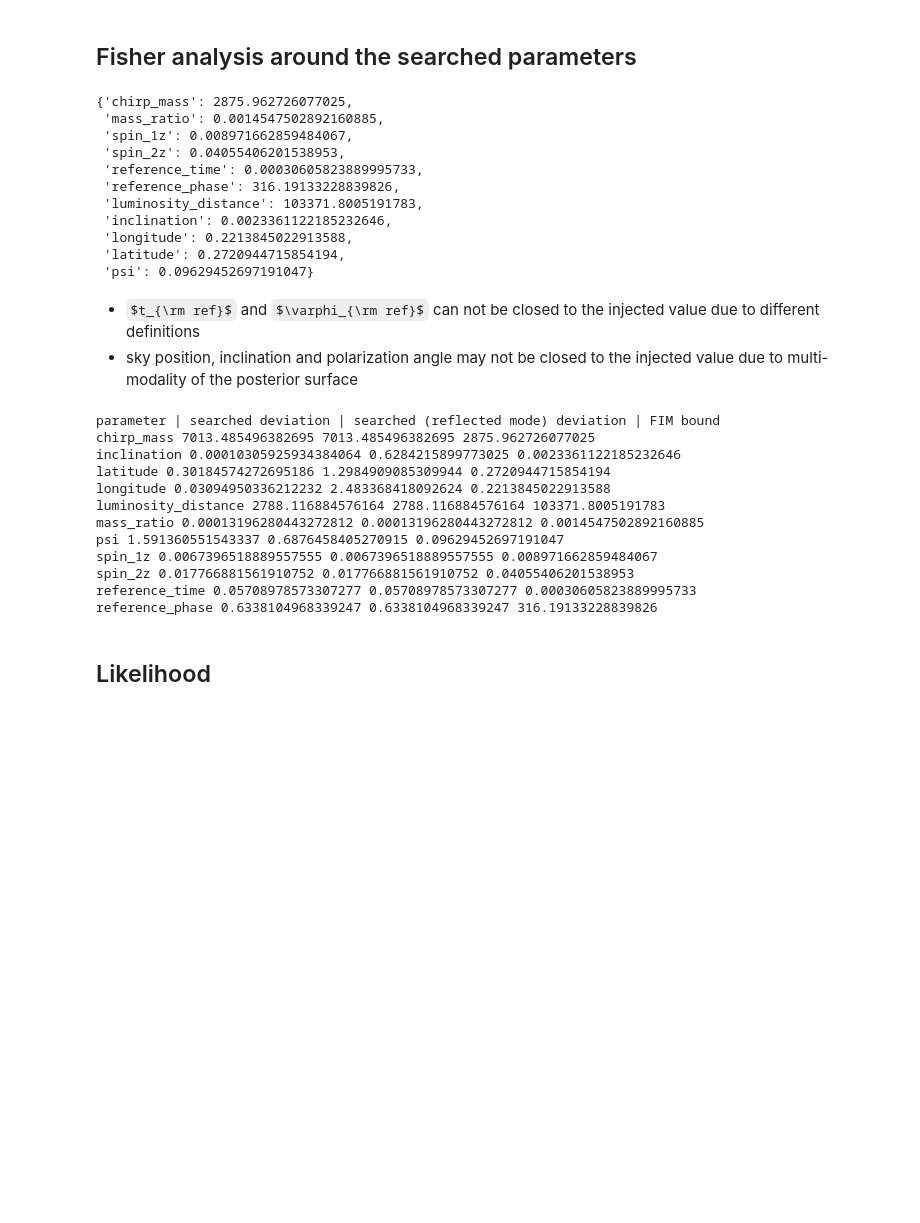
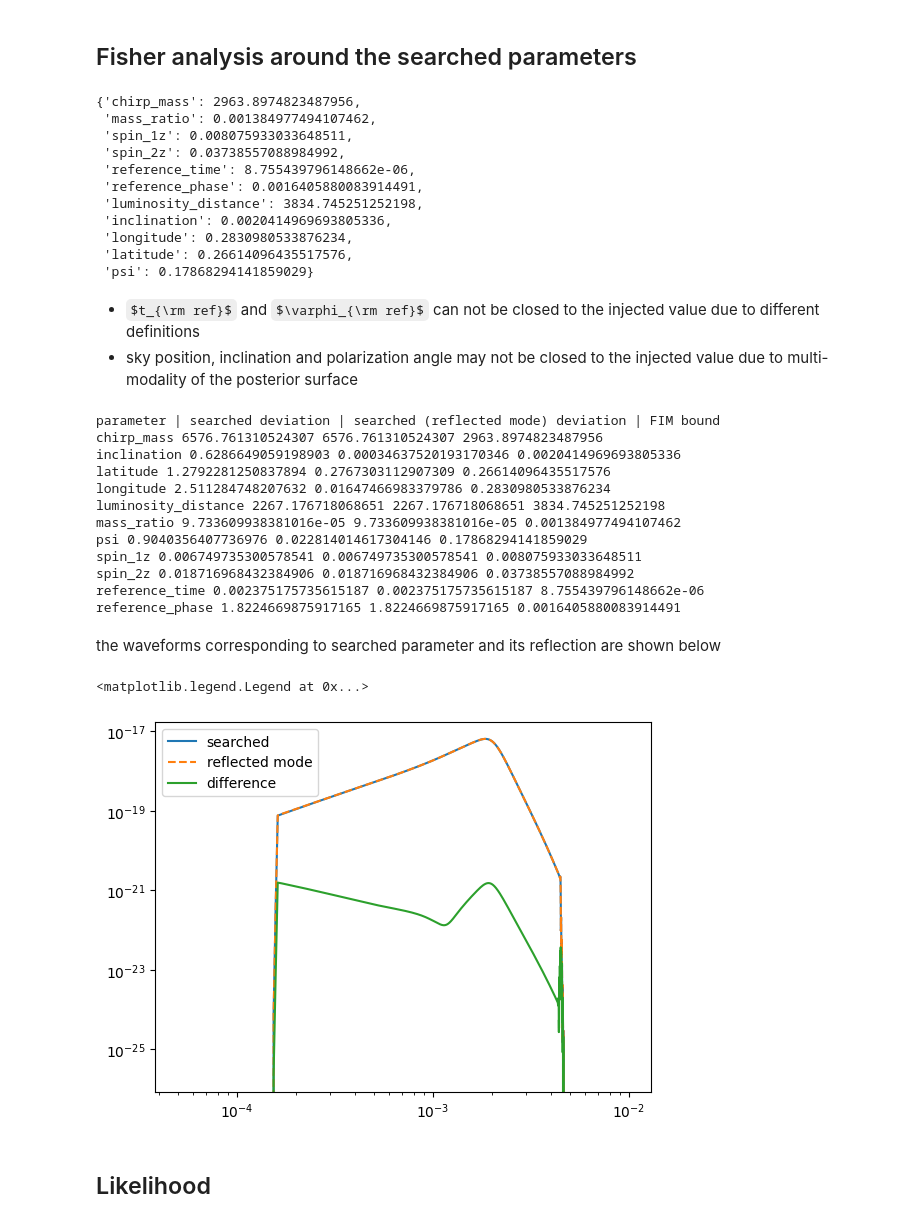
Before and after one commit to TriangleDataCenter/Triangle-BBH, a Jupyter notebook: Examples/4_TDC_Verification_MBHB_Search_and_Estimation(CPU).ipynb, the cells around one changed output. Saved outputs shown, nothing was run; the diff lists cells and outputs as text; code cells hidden in the pictures; some formulas as TeX source; blank space fills up the shorter version.

```diff
--- a/Examples/4_TDC_Verification_MBHB_Search_and_Estimation(CPU).ipynb
+++ b/Examples/4_TDC_Verification_MBHB_Search_and_Estimation(CPU).ipynb
@@ -159,6 +159,7 @@ FDTDI = FDTDIResponseGeneratorFRef(orbit_class=orbit, waveform_generator=WFG)
 response_kwargs_interp = dict(
     fmin=FMIN,
     fmax=FMAX,
+    fref=1e-3,
     modes=[(2,2),],
     tmin=data_time[0]/DAY,
     tmax=data_time[-1]/DAY,
@@ -367,17 +369,17 @@ FIM.calculate_errors()
 
 FIM.param_errors
 # %% [output]
-{'chirp_mass': 2875.962726077025,
- 'mass_ratio': 0.0014547502892160885,
- 'spin_1z': 0.008971662859484067,
- 'spin_2z': 0.04055406201538953,
- 'reference_time': 0.00030605823889995733,
- 'reference_phase': 316.19133228839826,
- 'luminosity_distance': 103371.8005191783,
- 'inclination': 0.0023361122185232646,
- 'longitude': 0.2213845022913588,
- 'latitude': 0.2720944715854194,
- 'psi': 0.09629452697191047}
+{'chirp_mass': 2963.8974823487956,
+ 'mass_ratio': 0.001384977494107462,
+ 'spin_1z': 0.008075933033648511,
+ 'spin_2z': 0.03738557088984992,
+ 'reference_time': 8.755439796148662e-06,
+ 'reference_phase': 0.0016405880083914491,
+ 'luminosity_distance': 3834.745251252198,
+ 'inclination': 0.0020414969693805336,
+ 'longitude': 0.2830980533876234,
+ 'latitude': 0.26614096435517576,
+ 'psi': 0.17868294141859029}
 # %% [markdown]
 - $t_{\rm ref}$ and $\varphi_{\rm ref}$ can not be closed to the injected value due to different definitions
 - sky position, inclination and polarization angle may not be closed to the injected value due to multi-modality of the posterior surface
@@ -388,17 +390,32 @@ for key in injected_parameters_fref.keys():
     print(key, np.abs(injected_parameters_fref[key]-searched_parameters[key]), np.abs(injected_parameters_fref[key]-searched_parameters_reflected[key]), FIM.param_errors[key])
 # %% [output]
 parameter | searched deviation | searched (reflected mode) deviation | FIM bound
-chirp_mass 7013.485496382695 7013.485496382695 2875.962726077025
-inclination 0.00010305925934384064 0.6284215899773025 0.0023361122185232646
-latitude 0.30184574272695186 1.2984909085309944 0.2720944715854194
-longitude 0.03094950336212232 2.483368418092624 0.2213845022913588
-luminosity_distance 2788.116884576164 2788.116884576164 103371.8005191783
-mass_ratio 0.00013196280443272812 0.00013196280443272812 0.0014547502892160885
-psi 1.591360551543337 0.6876458405270915 0.09629452697191047
-spin_1z 0.0067396518889557555 0.0067396518889557555 0.008971662859484067
-spin_2z 0.017766881561910752 0.017766881561910752 0.04055406201538953
-reference_time 0.05708978573307277 0.05708978573307277 0.00030605823889995733
-reference_phase 0.6338104968339247 0.6338104968339247 316.19133228839826
+chirp_mass 6576.761310524307 6576.761310524307 2963.8974823487956
+inclination 0.6286649059198903 0.00034637520193170346 0.0020414969693805336
+latitude 1.2792281250837894 0.2767303112907309 0.26614096435517576
+longitude 2.511284748207632 0.01647466983379786 0.2830980533876234
+luminosity_distance 2267.176718068651 2267.176718068651 3834.745251252198
+mass_ratio 9.733609938381016e-05 9.733609938381016e-05 0.001384977494107462
+psi 0.9040356407736976 0.022814014617304146 0.17868294141859029
+spin_1z 0.006749735300578541 0.006749735300578541 0.008075933033648511
+spin_2z 0.018716968432384906 0.018716968432384906 0.03738557088984992
+reference_time 0.002375175735615187 0.002375175735615187 8.755439796148662e-06
+reference_phase 1.8224669875917165 1.8224669875917165 0.0016405880083914491
+# %% [markdown]
+the waveforms corresponding to searched parameter and its reflection are shown below
+# %%
+searched_wf_ref = FDTDI.Response(
+    searched_parameters_reflected,
+    data_frequency,
+    **response_kwargs_interp,
+)
+plt.loglog(data_frequency, np.abs(searched_wf[0]), label="searched")
+plt.loglog(data_frequency, np.abs(searched_wf_ref[0]), linestyle="--", label="reflected mode")
+plt.loglog(data_frequency, np.abs(searched_wf_ref[0]-searched_wf[0]), label="difference")
+plt.legend()
+# %% [output]
+<matplotlib.legend.Legend at 0x...>
+[figure, added]
 # %% [markdown]
 ## Likelihood
 # %% [markdown]
```
Also changed, not shown: parts of 8 cells of this notebook, 1 other file.
